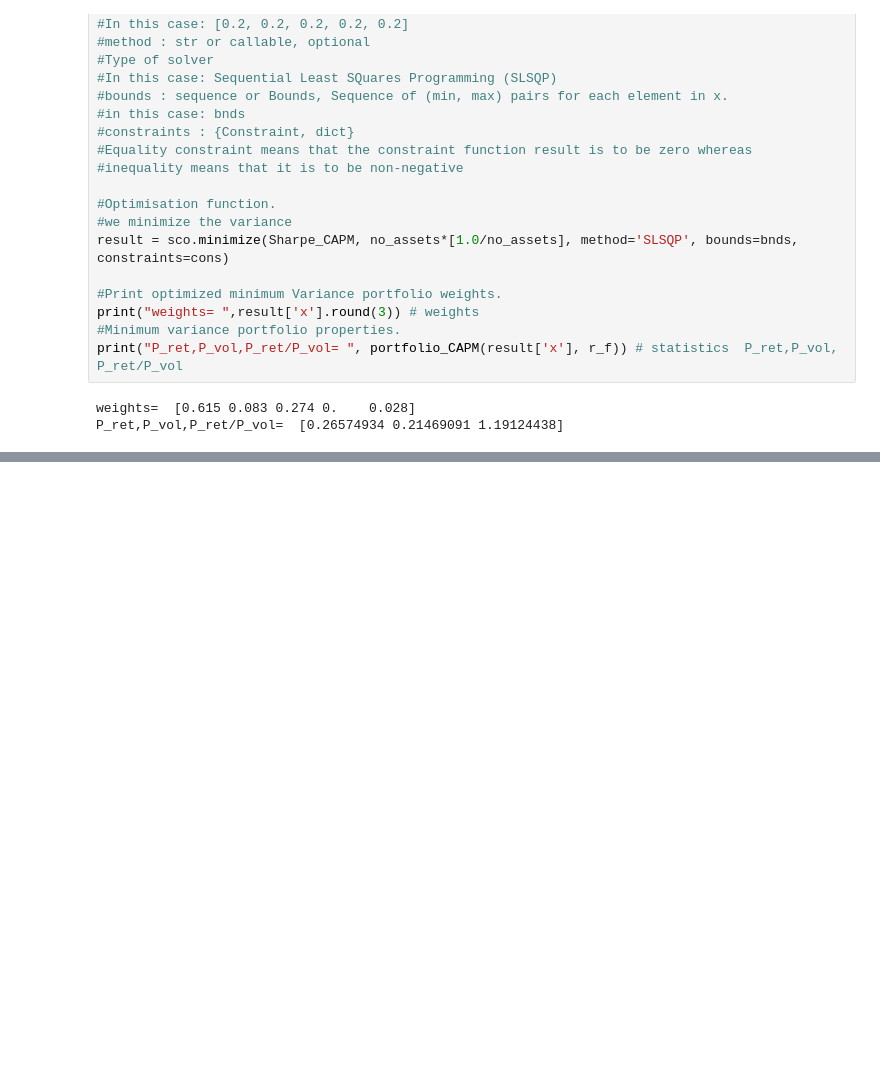
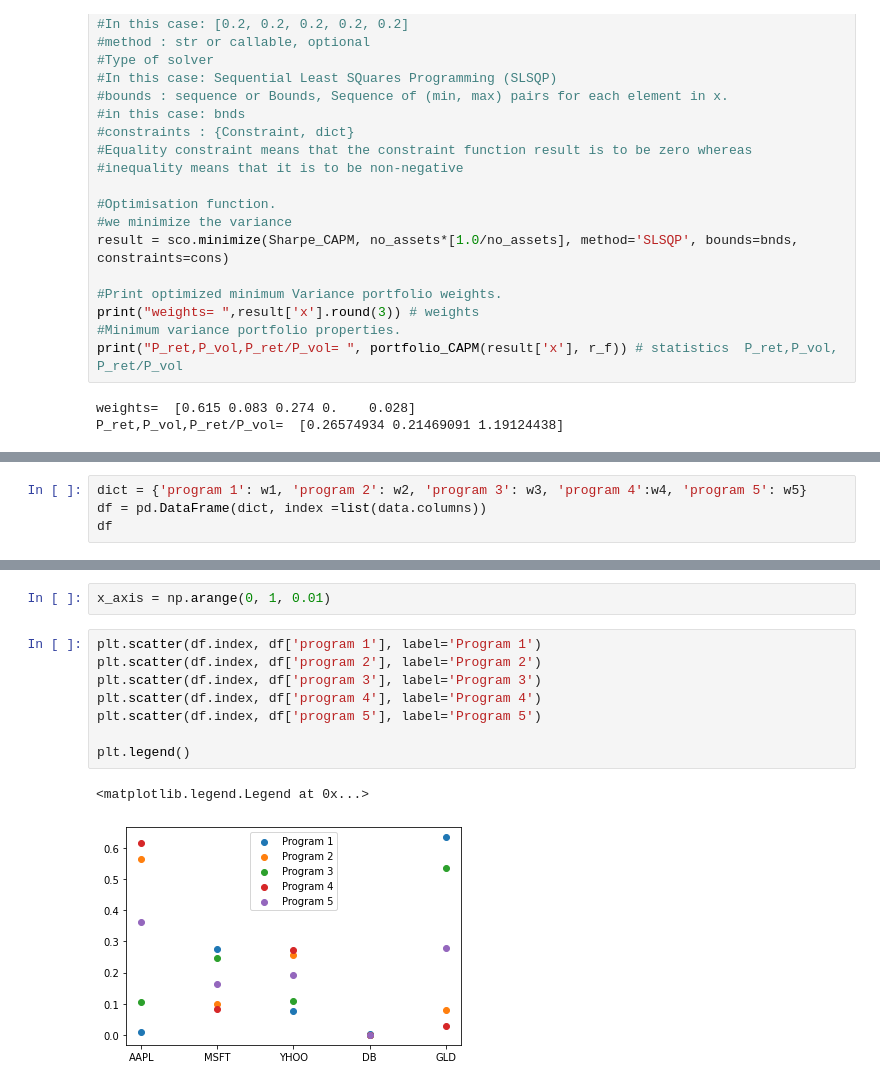
Before and after one commit to armandordorica/Portfolio_Optimization, a Jupyter notebook: Markowitz_Portfolio_Optimization.ipynb, the cells around one changed output, grey strips where cells are left out. Cells and saved outputs as stored; diff of their text form; blank space fills up the shorter version.

```diff
--- a/Markowitz_Portfolio_Optimization.ipynb
+++ b/Markowitz_Portfolio_Optimization.ipynb
@@ -390,0 +615,4 @@ P_ret,P_vol,P_ret/P_vol=  [0.26574934 0.21469091 1.19124438]
+# %%
+dict = {'program 1': w1, 'program 2': w2, 'program 3': w3, 'program 4':w4, 'program 5': w5}
+df = pd.DataFrame(dict, index =list(data.columns))
+df
@@ -390,0 +626,13 @@ P_ret,P_vol,P_ret/P_vol=  [0.26574934 0.21469091 1.19124438]
+# %%
+x_axis = np.arange(0, 1, 0.01)
+# %%
+plt.scatter(df.index, df['program 1'], label='Program 1')
+plt.scatter(df.index, df['program 2'], label='Program 2')
+plt.scatter(df.index, df['program 3'], label='Program 3')
+plt.scatter(df.index, df['program 4'], label='Program 4')
+plt.scatter(df.index, df['program 5'], label='Program 5')
+
+plt.legend()
+# %% [output]
+<matplotlib.legend.Legend at 0x...>
+[figure, added]
```
Also changed, not shown: parts of 17 cells of this notebook.
